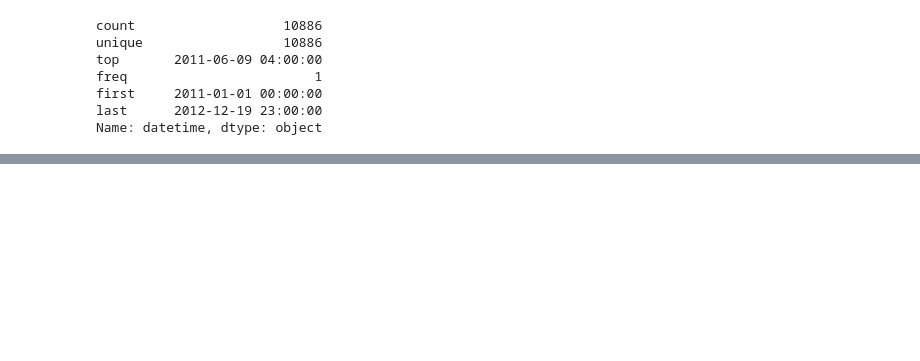
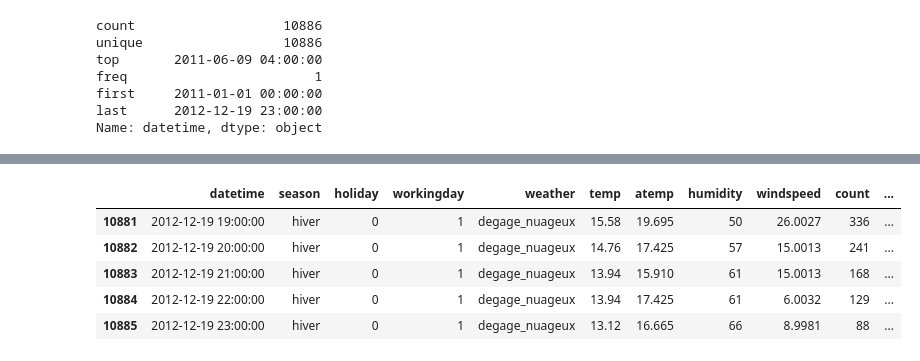
Before and after one commit to uazech/data-mining-velo, a Jupyter notebook: script/projet_velo_sujet.ipynb, the cells around one changed output, grey strips where cells are left out. Saved outputs shown, nothing was run; the diff lists cells and outputs as text; code cells hidden in the pictures; blank space fills up the shorter version.

```diff
--- a/script/projet_velo_sujet.ipynb
+++ b/script/projet_velo_sujet.ipynb
@@ -334,0 +331,14 @@ Name: datetime, dtype: int64
+# %%
+df['year'] = pd.DatetimeIndex(df['datetime']).year
+df['month'] = pd.DatetimeIndex(df['datetime']).month
+df['day'] = pd.DatetimeIndex(df['datetime']).day
+df['hour'] = pd.DatetimeIndex(df['datetime']).hour
+df['dayofweek'] = pd.DatetimeIndex(df['datetime']).dayofweek.map({0:"lundi", 1:"mardi", 2:"mercredi", 3:"jeudi", 4:"vendredi", 5:"samedi", 6:"dimanche"})
+
+df["timestamp"] = df.datetime.values.astype(np.int64) // 10 ** 9
+
+df["dayofweek"] = pd.Categorical(df["dayofweek"], ordered=True)
+df["hour"] = pd.Categorical(df["hour"], ordered=True)
+df["day"] = pd.Categorical(df["day"], ordered=True)
+df["month"] = pd.Categorical(df["month"], ordered=True)
+df["year"] = pd.Categorical(df["year"], ordered=True)
@@ -334,0 +365,9 @@ Name: datetime, dtype: int64
+# %%
+df.tail()
+# %% [output]
+|  | datetime | season | holiday | workingday | weather | temp | atemp | humidity | windspeed | count | ... |
+| 10881 | 2012-12-19 19:00:00 | hiver | 0 | 1 | degage_nuageux | 15.58 | 19.695 | 50 | 26.0027 | 336 | ... |
+| 10882 | 2012-12-19 20:00:00 | hiver | 0 | 1 | degage_nuageux | 14.76 | 17.425 | 57 | 15.0013 | 241 | ... |
+| 10883 | 2012-12-19 21:00:00 | hiver | 0 | 1 | degage_nuageux | 13.94 | 15.910 | 61 | 15.0013 | 168 | ... |
+| 10884 | 2012-12-19 22:00:00 | hiver | 0 | 1 | degage_nuageux | 13.94 | 17.425 | 61 | 6.0032 | 129 | ... |
+| 10885 | 2012-12-19 23:00:00 | hiver | 0 | 1 | degage_nuageux | 13.12 | 16.665 | 66 | 8.9981 | 88 | ... |
```
Also changed, not shown: parts of 5 cells of this notebook.
